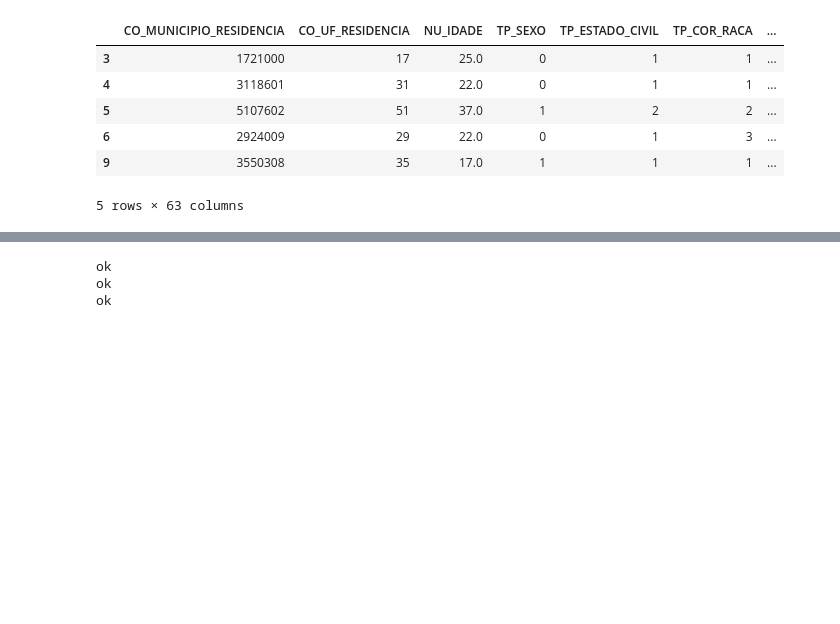
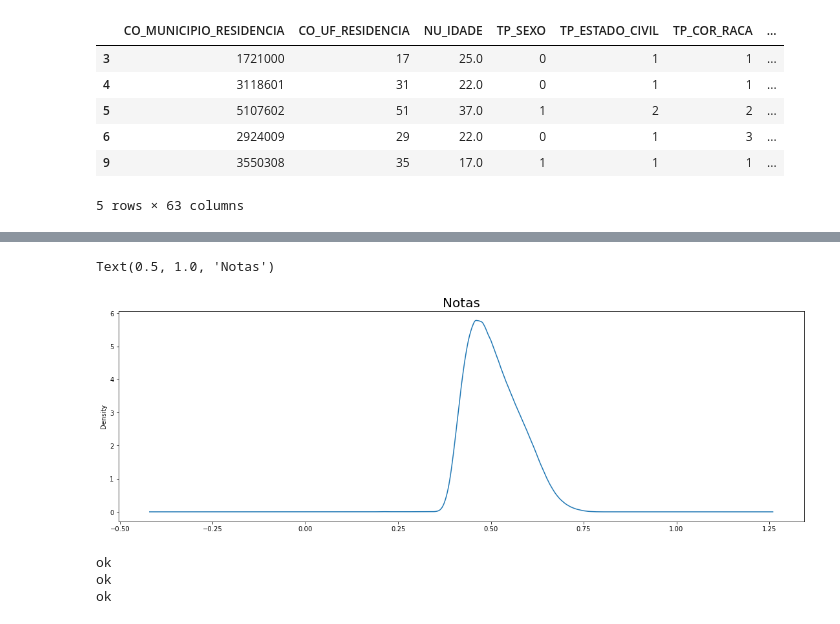
Before and after one commit to Bissiatti/Analise_dados_ENEM, a Jupyter notebook: Intro_Crisp_DM.ipynb, the cells around one changed output, grey strips where cells are left out. Cells and saved outputs as stored; diff of their text form; code cells hidden in the pictures; blank space fills up the shorter version.

```diff
--- a/Intro_Crisp_DM.ipynb
+++ b/Intro_Crisp_DM.ipynb
@@ -1214,0 +1220,10 @@ for c in ["NU_NOTA_CN","NU_NOTA_CH","NU_NOTA_MT","NU_NOTA_LC"]:
+# %%
+nota = df[["NU_NOTA_CN","NU_NOTA_CH","NU_NOTA_MT","NU_NOTA_LC"]]
+
+df["NOTA_MEDIA"] = nota.sum(axis=1)/4
+
+df["NOTA_MEDIA"].plot.density(fontsize=10,figsize=(19, 6))
+plt.title("Notas", size = 20)
+# %% [output]
+Text(0.5, 1.0, 'Notas')
+[figure, added]
```
Also changed, not shown: parts of 57 cells of this notebook.
